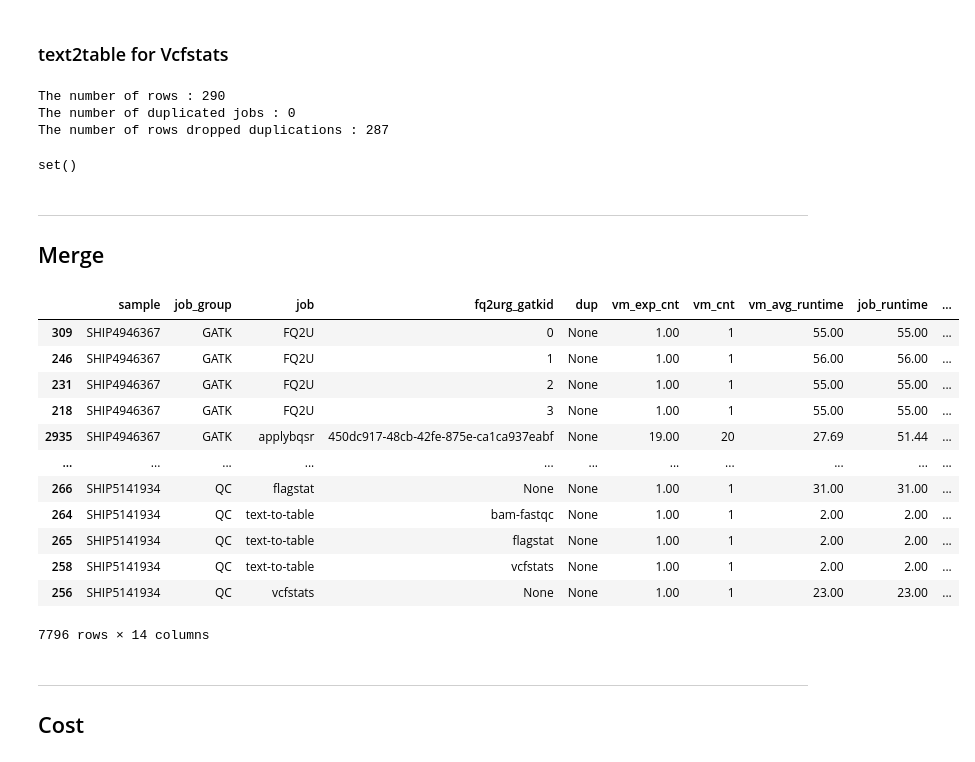
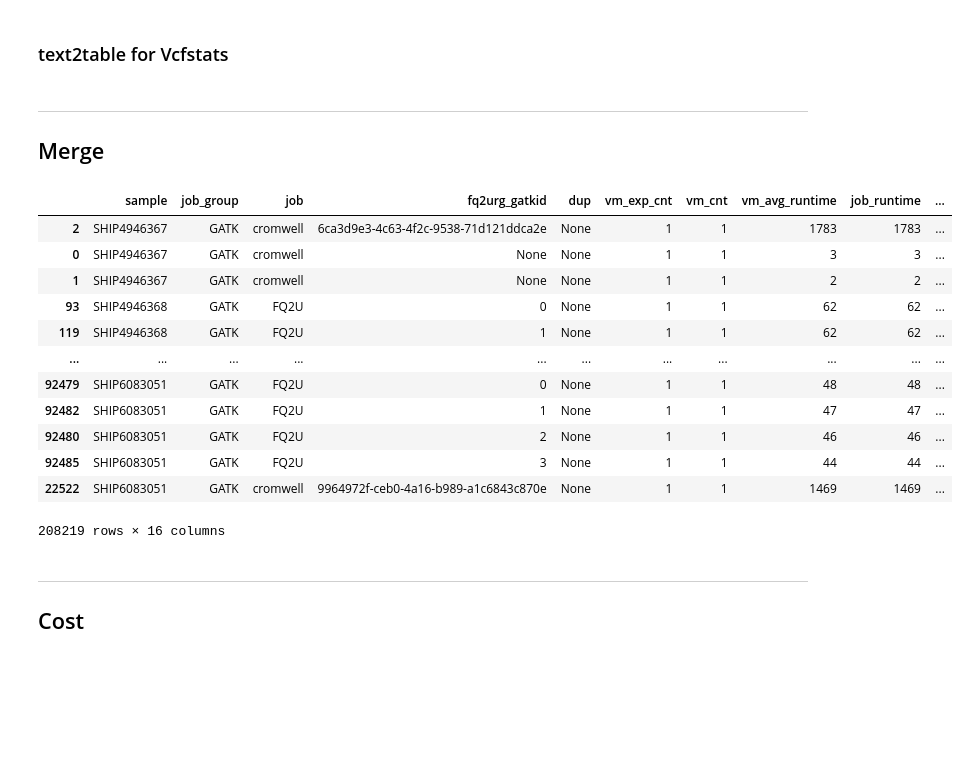
Before and after one commit to va-big-data-genomics/trellis-mvp-analysis, a Jupyter notebook: notebooks/trellis_mvp_phase3_JobBasedAnalysis.ipynb, the cells around one changed output. Saved outputs shown, nothing was run; the diff lists cells and outputs as text; code cells hidden in the pictures; blank space fills up the shorter version.

Commit message:
Added Trellis v1.1 updates

```diff
--- a/notebooks/trellis_mvp_phase3_JobBasedAnalysis.ipynb
+++ b/notebooks/trellis_mvp_phase3_JobBasedAnalysis.ipynb
@@ -40,3 +43,6 @@ credential_info=''
+# %%
+bucket_info='gbsc-gcp-project-mvp-trellis'
+credential_info='trellis-config.yaml'
 # %%
 ## Option 1 : Read DB and Account Information in Google Storage (YAML)
 
@@ -61,6 +72,6 @@ graph = Graph(account['NEO4J_SCHEME']+'://'+account['NEO4J_HOST']+":"+str(accoun
 # %%
 ## Query
-query = "Match (fu:Job:FastqToUbam)-[:STATUS]->(s:Dstat) RETURN fu.sample AS sample, fu.readGroup AS fq2urg_gatkid, fu.duplicate AS dup, fu.machineType AS vm_type, fu.durationMinutes as job_runtime, s.status as dstat_status, s.statusMessage as dstat_msg, s.logging as dstat_log"
+query = "Match (fu:Job:FastqToUbam)-[:STATUS]->(s:Dstat) RETURN fu.sample AS sample, fu.readGroup AS fq2urg_gatkid, fu.duplicate AS dup, fu.machineType AS vm_type, fu.durationMinutes as job_runtime, fu.startTimeEpoch as start_time, fu.stopTimeEpoch as stop_time, s.status as dstat_status, s.statusMessage as dstat_msg, s.logging as dstat_log"
 job_fq2u = graph.run(query).to_data_frame()
 job_fq2u.set_index('sample')
 
@@ -79,7 +90,7 @@ job_fq2u['job']='FQ2U'
 job_fq2u['vm_cnt']=1
 job_fq2u['vm_disk']=None
 job_fq2u['vm_avg_runtime']=job_fq2u['job_runtime']
-columnlist=['sample','job_group','job','fq2urg_gatkid','dup','vm_exp_cnt','vm_cnt','vm_avg_runtime','job_runtime','vm_type','vm_disk','dstat_status','dstat_msg','dstat_log']
+columnlist=['sample','job_group','job','fq2urg_gatkid','dup','vm_exp_cnt','vm_cnt','vm_avg_runtime','job_runtime','vm_type','vm_disk','start_time','stop_time','dstat_status','dstat_msg','dstat_log']
 job_fq2u=job_fq2u[columnlist]
 
 #display(job_fq2u.head())
@@ -111,7 +122,7 @@ The number(percentage) of FQ2U duplicated jobs : 0 (0.000000%)
 # %%
 ## Query
 query = "MATCH (j:Job:CromwellWorkflow)-[:STATUS]->(s:Dstat) RETURN j.sample AS sample, j.cromwellWorkflowId AS fq2urg_gatkid, \
-j.duplicate AS dup, j.durationMinutes as job_runtime, j.machineType as vm_type, s.status as dstat_status, s.statusMessage as dstat_msg, s.logging as dstat_log"
+j.duplicate AS dup, j.durationMinutes as job_runtime, j.machineType as vm_type, j.startTimeEpoch as start_time, j.stopTimeEpoch as stop_time, s.status as dstat_status, s.statusMessage as dstat_msg, s.logging as dstat_log"
 job_gatk = graph.run(query).to_data_frame()
 job_gatk.set_index('sample')
 
@@ -130,7 +141,7 @@ job_gatk['job']='cromwell'
 job_gatk['vm_cnt']=1
 job_gatk['vm_avg_runtime']=job_gatk['job_runtime']
 job_gatk['vm_disk']=None
-columnlist=['sample','job_group','job','fq2urg_gatkid','dup','vm_exp_cnt','vm_cnt','vm_avg_runtime','job_runtime','vm_type','vm_disk','dstat_status','dstat_msg','dstat_log']
+columnlist=['sample','job_group','job','fq2urg_gatkid','dup','vm_exp_cnt','vm_cnt','vm_avg_runtime','job_runtime','vm_type','vm_disk','start_time','stop_time','dstat_status','dstat_msg','dstat_log']
 job_gatk=job_gatk[columnlist]
 
 #display(job_gatk.head())
@@ -391,39 +375,33 @@ The number of rows dropped duplications : 287
 # %% [markdown]
 ### text2table for Vcfstats
 # %%
-query="MATCH (s:Sample), (j:Job:Vcfstats)-[:GENERATED]->()-[:WAS_USED_BY]->(t:Job:TextToTable)-[:STATUS]->(d:Dstat) WHERE s.sample=j.sample RETURN s.sample as sample, j.name as fq2urg_gatkid, t.name as job, t.duplicate as dup, t.machineType as vm_type, t.durationMinutes as job_runtime, t.diskSize as vm_disk, d.status as dstat_status, d.statusMessage as dstat_msg, d.logging as dstat_log"
-job_vcfstats_t2t=graph.run(query).to_data_frame()
+# query="MATCH (s:Sample), (j:Job:Vcfstats)-[:OUTPUT]->()-[:INPUT_TO]->(t:Job:TextToTable)-[:STATUS]->(d:Dstat) WHERE s.sample=j.sample RETURN s.sample as sample, j.name as fq2urg_gatkid, t.name as job, t.duplicate as dup, t.machineType as vm_type, t.durationMinutes as job_runtime, t.diskSize as vm_disk, t.startTimeEpoch as start_time, t.stopTimeEpoch as stop_time, d.status as dstat_status, d.statusMessage as dstat_msg, d.logging as dstat_log"
+# job_vcfstats_t2t=graph.run(query).to_data_frame()
 
-job_vcfstats_t2t['job_group']='QC'
-job_vcfstats_t2t['vm_exp_cnt']=1
-job_vcfstats_t2t['vm_cnt']=1
-job_vcfstats_t2t['vm_avg_runtime']=job_vcfstats_t2t['job_runtime']
+# job_vcfstats_t2t['job_group']='QC'
+# job_vcfstats_t2t['vm_exp_cnt']=1
+# job_vcfstats_t2t['vm_cnt']=1
+# job_vcfstats_t2t['vm_avg_runtime']=job_vcfstats_t2t['job_runtime']
 
-job_vcfstats_t2t=job_vcfstats_t2t[columnlist]
-job_vcfstats_t2t.set_index('sample')
+# job_vcfstats_t2t=job_vcfstats_t2t[columnlist]
+# job_vcfstats_t2t.set_index('sample')
 
-print('The number of rows : ' + str(len(job_vcfstats_t2t)))
-print('The number of duplicated jobs : ' + str(len(job_vcfstats_t2t.loc[job_vcfstats_t2t['dup']==True,:])))
+# print('The number of rows : ' + str(len(job_vcfstats_t2t)))
+# print('The number of duplicated jobs : ' + str(len(job_vcfstats_t2t.loc[job_vcfstats_t2t['dup']==True,:])))
 
-## drop duplication
+# ## drop duplication
 
-job_vcfstats_t2t.drop_duplicates(columnlist,keep='first',inplace=True)
-print('The number of rows dropped duplications : ' + str(len(job_vcfstats_t2t)))
+# job_vcfstats_t2t.drop_duplicates(columnlist,keep='first',inplace=True)
+# print('The number of rows dropped duplications : ' + str(len(job_vcfstats_t2t)))
 
-columnlist=['sample','job_group','job','fq2urg_gatkid','dup','vm_exp_cnt','vm_cnt','vm_avg_runtime','job_runtime','vm_type','vm_disk','dstat_status','dstat_msg','dstat_log']
-job_vcfstats_t2t=job_vcfstats_t2t[columnlist]
+# columnlist=['sample','job_group','job','fq2urg_gatkid','dup','vm_exp_cnt','vm_cnt','vm_avg_runtime','job_runtime','vm_type','vm_disk','start_time','stop_time','dstat_status','dstat_msg','dstat_log']
+# job_vcfstats_t2t=job_vcfstats_t2t[columnlist]
-# %% [output]
-The number of rows : 290
-The number of duplicated jobs : 0
-The number of rows dropped duplications : 287
 # %%
 #job_flagstat_t2t.loc[job_flagstat_t2t['sample']=='SHIP5119453',:]
 #job_vcfstats_t2t['sample'].value_counts()
 
 ## Missing
-set(job_vcfstats['sample'])-set(job_vcfstats_t2t['sample'])
+#set(job_vcfstats['sample'])-set(job_vcfstats_t2t['sample'])
-# %% [output]
-set()
 # %% [markdown]
 -------
 ## Merge
@@ -430,20 +414,23 @@ set()
 # %%
-job_df=pd.concat([job_fq2u,job_gatk,job_gatk_stepm,job_fastqc,job_fastqc_t2t,job_flagstat,job_flagstat_t2t,job_vcfstats,job_vcfstats_t2t]).sort_values(['sample','job_group','job','fq2urg_gatkid'])
+## v1.1
+
+#job_df=pd.concat([job_fq2u,job_gatk,job_gatk_stepm,job_fastqc,job_fastqc_t2t,job_flagstat,job_flagstat_t2t,job_vcfstats,job_vcfstats_t2t]).sort_values(['sample','job_group','job','fq2urg_gatkid'])
+job_df=pd.concat([job_fq2u,job_gatk]).sort_values(['sample','job_group','job','fq2urg_gatkid'])
 display(job_df)
 # %% [output]
 |  | sample | job_group | job | fq2urg_gatkid | dup | vm_exp_cnt | vm_cnt | vm_avg_runtime | job_runtime | ... |
-| 309 | SHIP4946367 | GATK | FQ2U | 0 | None | 1.00 | 1 | 55.00 | 55.00 | ... |
-| 246 | SHIP4946367 | GATK | FQ2U | 1 | None | 1.00 | 1 | 56.00 | 56.00 | ... |
-| 231 | SHIP4946367 | GATK | FQ2U | 2 | None | 1.00 | 1 | 55.00 | 55.00 | ... |
-| 218 | SHIP4946367 | GATK | FQ2U | 3 | None | 1.00 | 1 | 55.00 | 55.00 | ... |
-| 2935 | SHIP4946367 | GATK | applybqsr | 450dc917-48cb-42fe-875e-ca1ca937eabf | None | 19.00 | 20 | 27.69 | 51.44 | ... |
+| 2 | SHIP4946367 | GATK | cromwell | 6ca3d9e3-4c63-4f2c-9538-71d121ddca2e | None | 1 | 1 | 1783 | 1783 | ... |
+| 0 | SHIP4946367 | GATK | cromwell | None | None | 1 | 1 | 3 | 3 | ... |
+| 1 | SHIP4946367 | GATK | cromwell | None | None | 1 | 1 | 2 | 2 | ... |
+| 93 | SHIP4946368 | GATK | FQ2U | 0 | None | 1 | 1 | 62 | 62 | ... |
+| 119 | SHIP4946368 | GATK | FQ2U | 1 | None | 1 | 1 | 62 | 62 | ... |
 | ... | ... | ... | ... | ... | ... | ... | ... | ... | ... | ... |
-| 266 | SHIP5141934 | QC | flagstat | None | None | 1.00 | 1 | 31.00 | 31.00 | ... |
-| 264 | SHIP5141934 | QC | text-to-table | bam-fastqc | None | 1.00 | 1 | 2.00 | 2.00 | ... |
-| 265 | SHIP5141934 | QC | text-to-table | flagstat | None | 1.00 | 1 | 2.00 | 2.00 | ... |
-| 258 | SHIP5141934 | QC | text-to-table | vcfstats | None | 1.00 | 1 | 2.00 | 2.00 | ... |
-| 256 | SHIP5141934 | QC | vcfstats | None | None | 1.00 | 1 | 23.00 | 23.00 | ... |
+| 92479 | SHIP6083051 | GATK | FQ2U | 0 | None | 1 | 1 | 48 | 48 | ... |
+| 92482 | SHIP6083051 | GATK | FQ2U | 1 | None | 1 | 1 | 47 | 47 | ... |
+| 92480 | SHIP6083051 | GATK | FQ2U | 2 | None | 1 | 1 | 46 | 46 | ... |
+| 92485 | SHIP6083051 | GATK | FQ2U | 3 | None | 1 | 1 | 44 | 44 | ... |
+| 22522 | SHIP6083051 | GATK | cromwell | 9964972f-ceb0-4a16-b989-a1c6843c870e | None | 1 | 1 | 1469 | 1469 | ... |
-7796 rows × 14 columns
+208219 rows × 16 columns
 # %% [markdown]
 -------
 ## Cost
```
Also changed, not shown: parts of 24 cells of this notebook, 1 other file.
